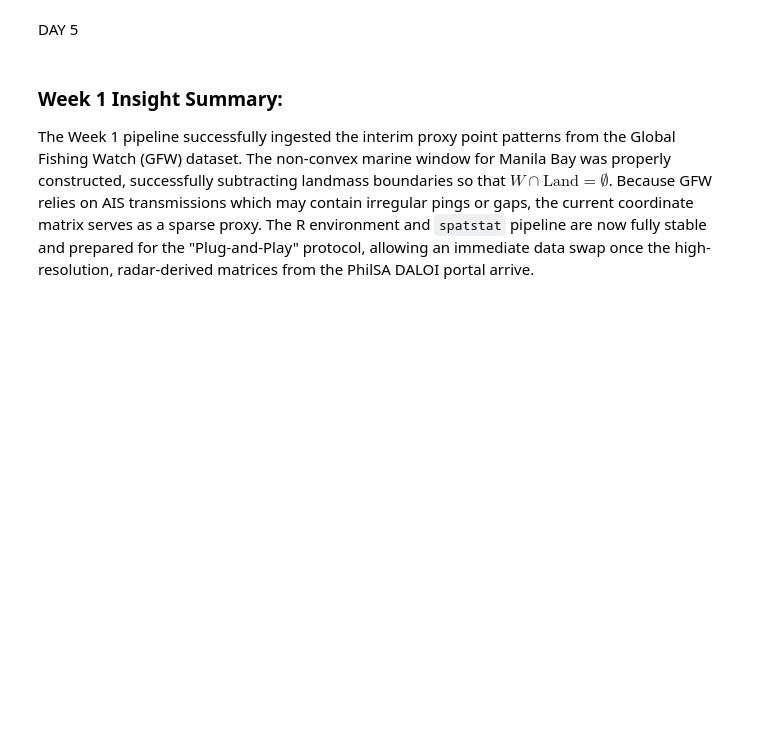
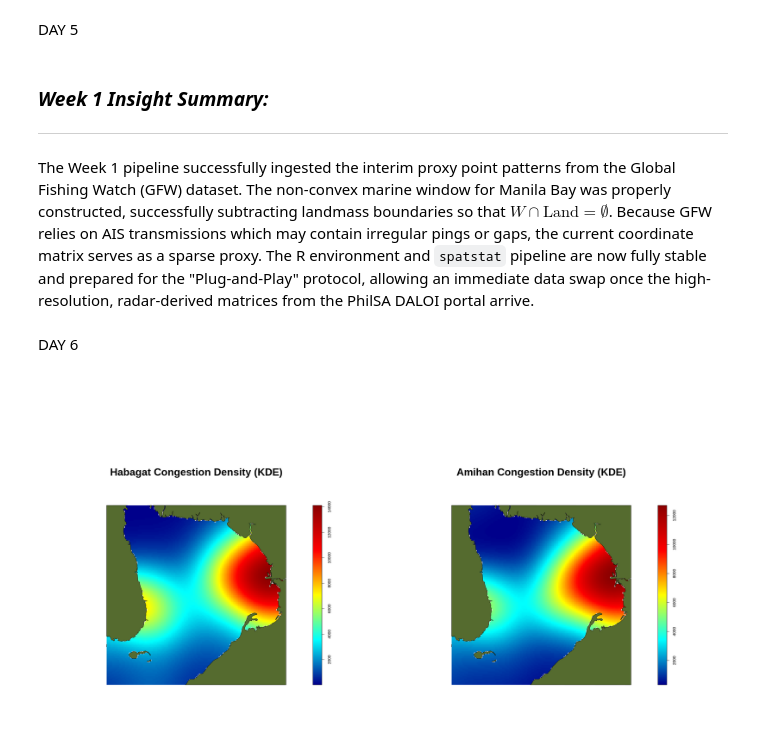
Before and after one commit to rm-cg/maritime-anisotropy-lgcp-R, a Jupyter notebook: 01_maritime_anisotropy_LGCP.ipynb, the cells around one changed output. Drawn from its saved outputs; the diff is of its cells as text; code cells hidden in the pictures; blank space fills up the shorter version.

Commit message:
feat: initial-kde-spatial-intensity-surface

```diff
--- a/01_maritime_anisotropy_LGCP.ipynb
+++ b/01_maritime_anisotropy_LGCP.ipynb
@@ -206,5 +204,36 @@ The generated spatial point pattern is defined exactly as:
 # %% [markdown]
 DAY 5
 # %% [markdown]
-### Week 1 Insight Summary:
+### ***Week 1 Insight Summary:***
+---
+
 The Week 1 pipeline successfully ingested the interim proxy point patterns from the Global Fishing Watch (GFW) dataset. The non-convex marine window for Manila Bay was properly constructed, successfully subtracting landmass boundaries so that $W \cap \text{Land} = \emptyset$. Because GFW relies on AIS transmissions which may contain irregular pings or gaps, the current coordinate matrix serves as a sparse proxy. The R environment and `spatstat` pipeline are now fully stable and prepared for the "Plug-and-Play" protocol, allowing an immediate data swap once the high-resolution, radar-derived matrices from the PhilSA DALOI portal arrive.
+# %% [markdown]
+DAY 6
+# %%
+# Spatial Intensity Heatmaps (Kernel Density Estimation)
+
+# 1. Force the massive plot size to match your baseline maps
+options(repr.plot.width = 28, repr.plot.height = 14)
+
+# 2. Calculate the Kernel Density Estimation (KDE) for both seasons
+# This transforms the discrete vessel points into a continuous density surface
+kde_habagat <- density.ppp(ppp_habagat)
+kde_amihan <- density.ppp(ppp_amihan)
+
+# 3. Create a high-contrast heatmap color palette (Deep Ocean Blue to Hot Red)
+heat_palette <- colorRampPalette(c("darkblue", "cyan", "yellow", "red", "darkred"))(256)
+
+# 4. Set the plotting parameters (using your exact preferred margins)
+par(mfrow=c(1,2), cex.main=2.5, mar=c(5, 2, 4, 0.5) + 0.1)
+
+# --- HABAGAT KDE MAP ---
+plot(kde_habagat, main = "Habagat Congestion Density (KDE)", col = heat_palette)
+# Overlay the realistic landmass so the coastline remains perfectly defined
+plot(land_owin, add = TRUE, col = "darkolivegreen")
+
+# --- AMIHAN KDE MAP ---
+plot(kde_amihan, main = "Amihan Congestion Density (KDE)", col = heat_palette)
+plot(land_owin, add = TRUE, col = "darkolivegreen")
+# %% [output]
+[figure, added]
```
Also changed, not shown: parts of 3 cells of this notebook.
